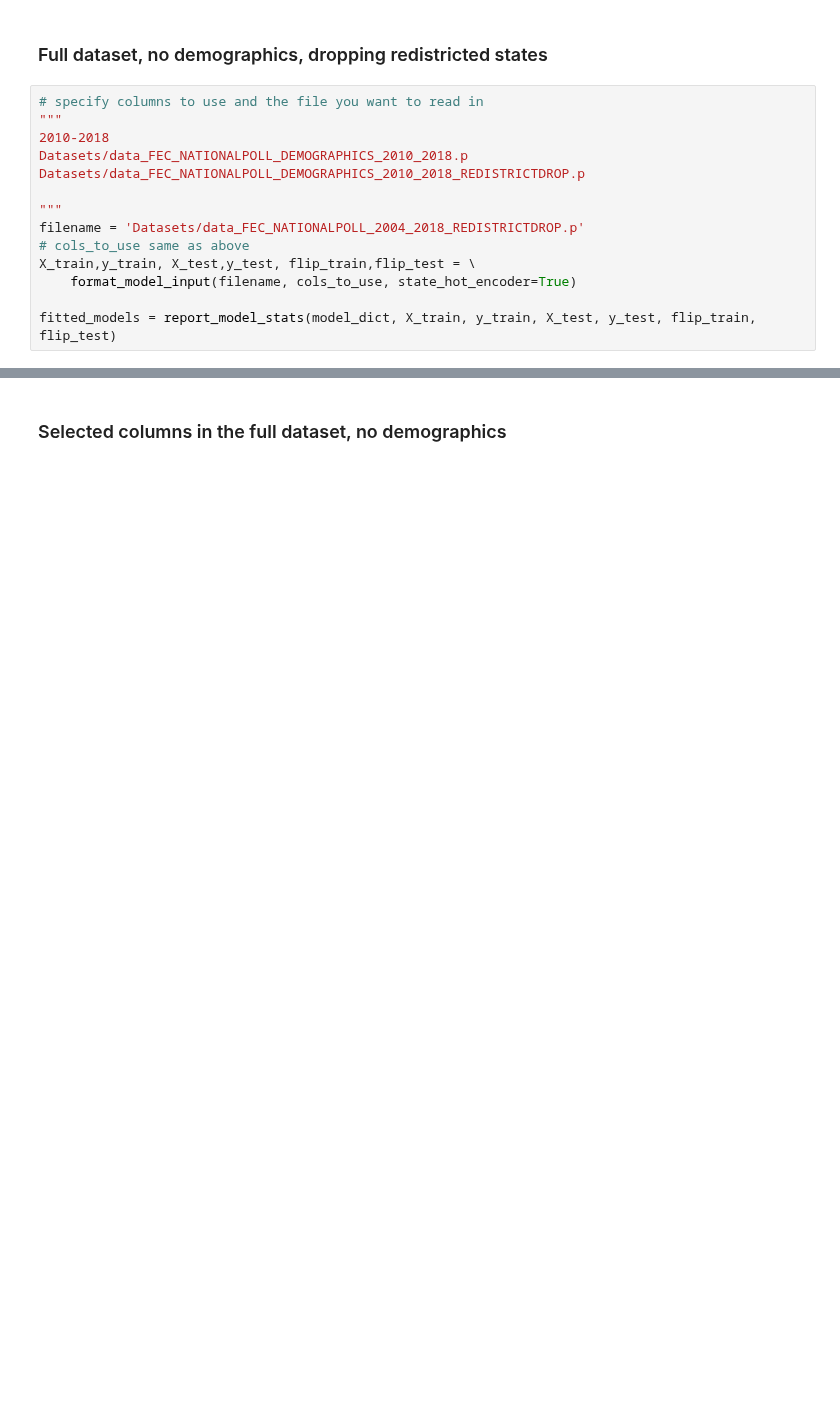
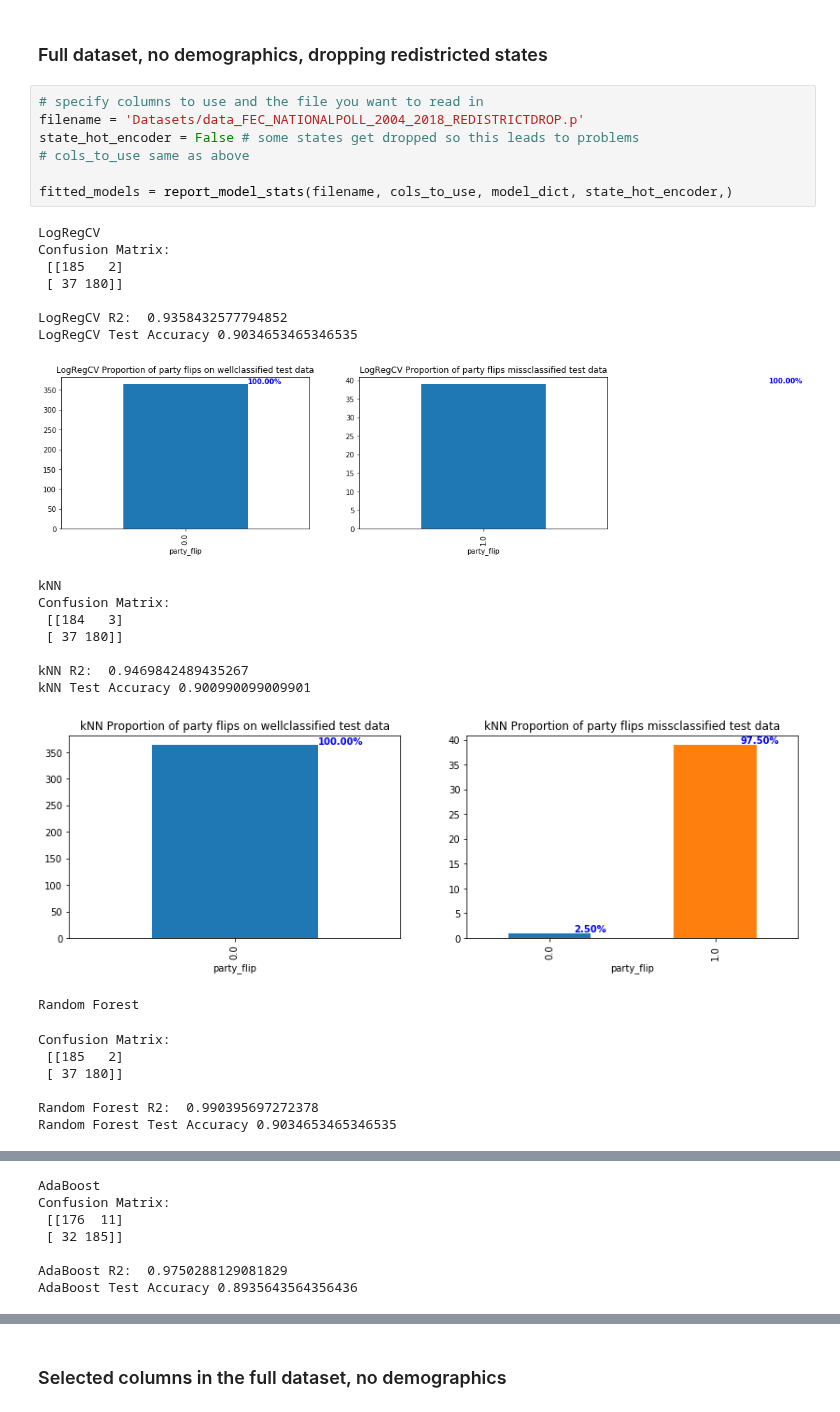
Before and after one commit to WildTangles/ac209a_project, a Jupyter notebook: Baseline_Model_erp.ipynb, the cells around one changed output, grey strips where cells are left out. Drawn from its saved outputs; the diff is of its cells as text; blank space fills up the shorter version.

```diff
--- a/Baseline_Model_erp.ipynb
+++ b/Baseline_Model_erp.ipynb
@@ -274,15 +293,32 @@ ValueError: Classification metrics can't handle a mix of binary and continuous t
 ### Full dataset, no demographics, dropping redistricted states
 # %%
 # specify columns to use and the file you want to read in
-"""
-2010-2018
-Datasets/data_FEC_NATIONALPOLL_DEMOGRAPHICS_2010_2018.p
-Datasets/data_FEC_NATIONALPOLL_DEMOGRAPHICS_2010_2018_REDISTRICTDROP.p
+filename = 'Datasets/data_FEC_NATIONALPOLL_2004_2018_REDISTRICTDROP.p'
+state_hot_encoder = False # some states get dropped so this leads to problems
+# cols_to_use same as above
 
-"""
-filename = 'Datasets/data_FEC_NATIONALPOLL_2004_2018_REDISTRICTDROP.p'
-# cols_to_use same as above
-X_train,y_train, X_test,y_test, flip_train,flip_test = \
-    format_model_input(filename, cols_to_use, state_hot_encoder=True)
-
-fitted_models = report_model_stats(model_dict, X_train, y_train, X_test, y_test, flip_train, flip_test)
+fitted_models = report_model_stats(filename, cols_to_use, model_dict, state_hot_encoder,)
+# %% [output]
+LogRegCV
+Confusion Matrix:
+ [[185   2]
+ [ 37 180]]
+
+LogRegCV R2:  0.9358432577794852
+LogRegCV Test Accuracy 0.9034653465346535
+[figure, added]
+kNN
+Confusion Matrix:
+ [[184   3]
+ [ 37 180]]
+
+kNN R2:  0.9469842489435267
+kNN Test Accuracy 0.900990099009901
+[figure, added]
+Random Forest
+Confusion Matrix:
+ [[185   2]
+ [ 37 180]]
+
+Random Forest R2:  0.990395697272378
+Random Forest Test Accuracy 0.9034653465346535
@@ -288,0 +326,7 @@ fitted_models = report_model_stats(model_dict, X_train, y_train, X_test, y_test,
+AdaBoost
+Confusion Matrix:
+ [[176  11]
+ [ 32 185]]
+
+AdaBoost R2:  0.9750288129081829
+AdaBoost Test Accuracy 0.8935643564356436
```
Also changed, not shown: parts of 16 cells of this notebook.
